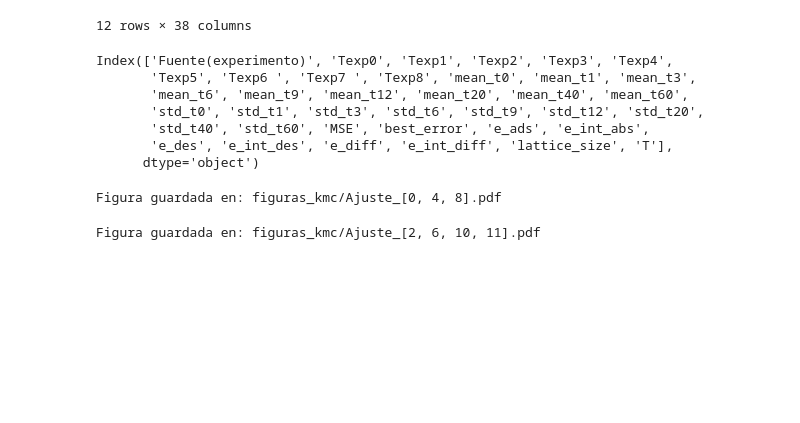
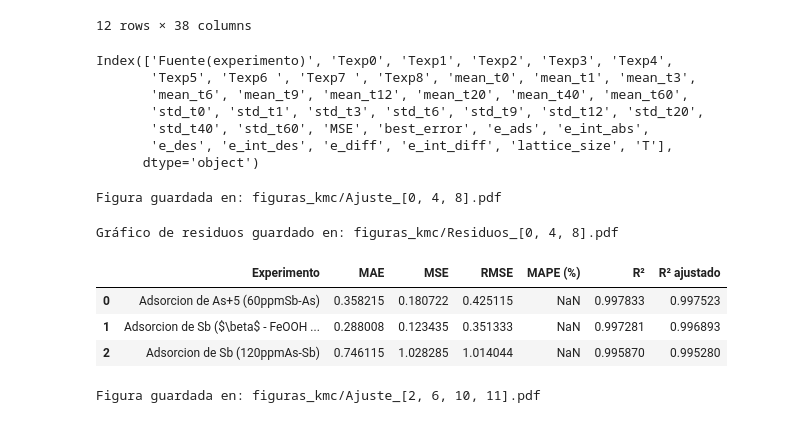
Before and after one commit to hernansalinas/00_TrabajoGradoGerman, a Jupyter notebook: Codes/kMC ordenado/graficos_y_analisis_de_errores.ipynb, the cells around one changed output. Cells and saved outputs as stored; diff of their text form; code cells hidden in the pictures; blank space fills up the shorter version.

Commit message:
feat(notebook): #5 Gráficos de residuos y obtención de errores

```diff
--- a/Codes/kMC ordenado/graficos_y_analisis_de_errores.ipynb
+++ b/Codes/kMC ordenado/graficos_y_analisis_de_errores.ipynb
@@ -134,6 +238,15 @@ experiments = [0, 4, 8]
 plot_kmc_curves(experiments)
 # %% [output]
 Figura guardada en: figuras_kmc/Ajuste_[0, 4, 8].pdf
+# %%
+plot_kmc_residuals(experiments)
+regression_metrics_table(experiments)
+# %% [output]
+Gráfico de residuos guardado en: figuras_kmc/Residuos_[0, 4, 8].pdf
+|  | Experimento | MAE | MSE | RMSE | MAPE (%) | R² | R² ajustado |
+| 0 | Adsorcion de As+5 (60ppmSb-As) | 0.358215 | 0.180722 | 0.425115 | NaN | 0.997833 | 0.997523 |
+| 1 | Adsorcion de Sb ($\beta$ - FeOOH ... | 0.288008 | 0.123435 | 0.351333 | NaN | 0.997281 | 0.996893 |
+| 2 | Adsorcion de Sb (120ppmAs-Sb) | 0.746115 | 1.028285 | 1.014044 | NaN | 0.995870 | 0.995280 |
 # %%
 experiments = [2,6,10,11]
 plot_kmc_curves(experiments)
```
Also changed, not shown: parts of 5 cells of this notebook, 4 other files.
